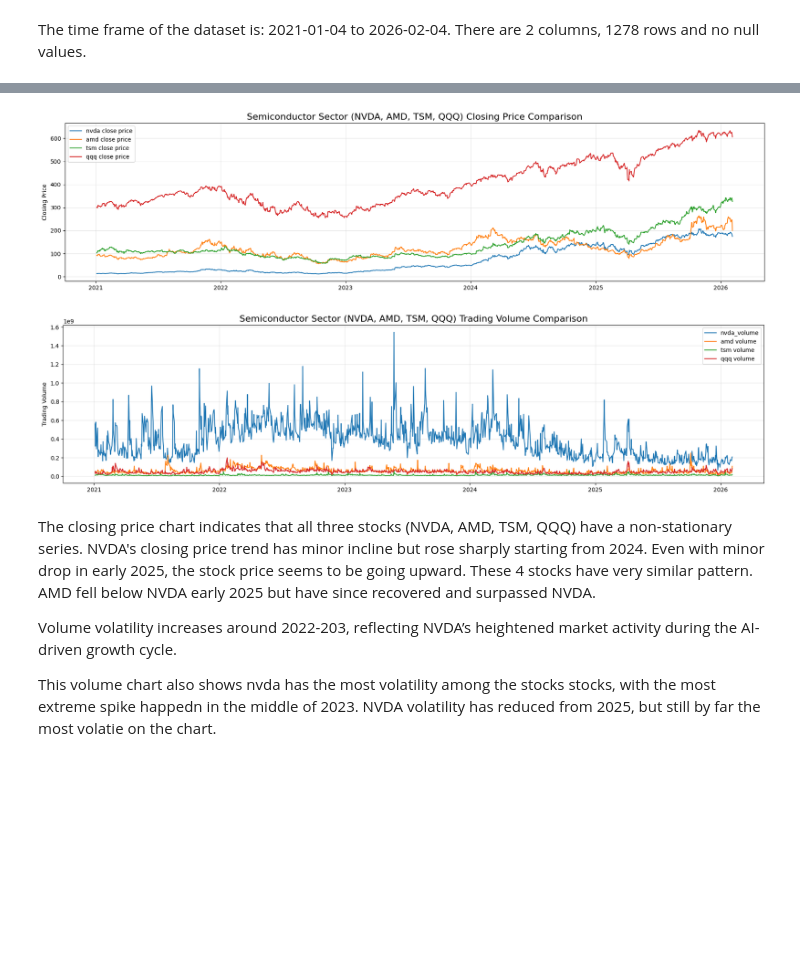
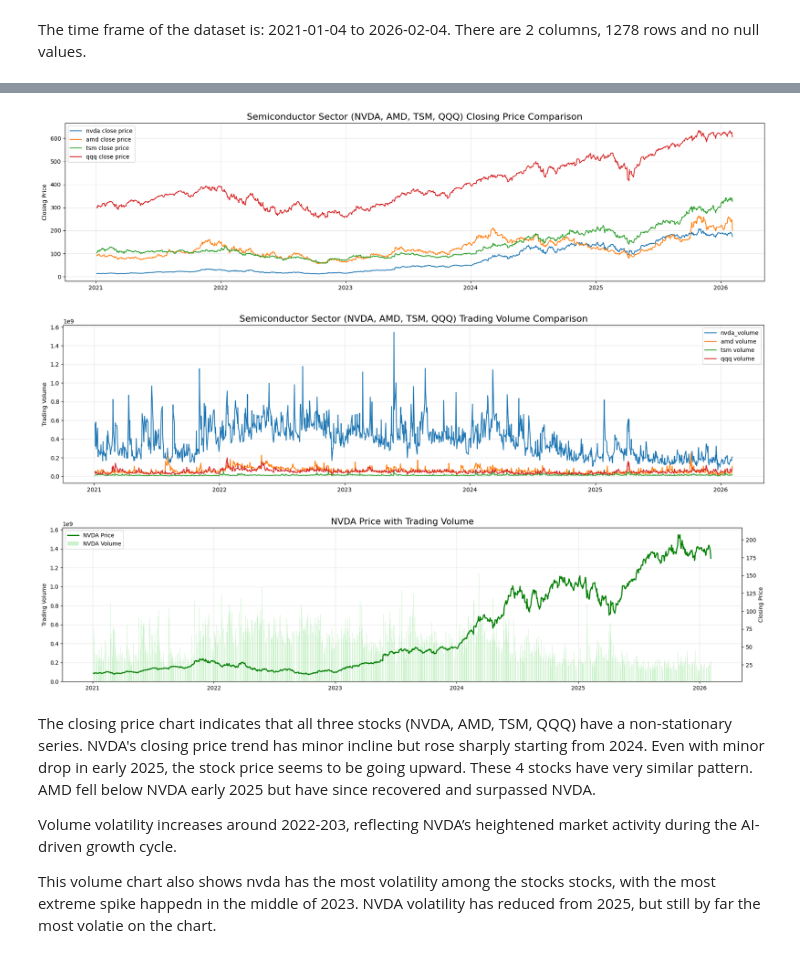
Before and after one commit to EsserMishelle/short-term-stock-forecast, a Jupyter notebook: 01_eda_and_naive_baseline.ipynb, the cells around one changed output, grey strips where cells are left out. Drawn from its saved outputs; the diff is of its cells as text; code cells hidden in the pictures; blank space fills up the shorter version.

```diff
--- a/01_eda_and_naive_baseline.ipynb
+++ b/01_eda_and_naive_baseline.ipynb
@@ -280,33 +280,66 @@ display(nvda.tail(2))
 plt.figure(figsize=(22, 5))
 
 plt.plot(nvda.index, nvda['nvda_close'], label='nvda close price')
 plt.plot(amd.index, amd['amd_close'], label='amd close price')
 plt.plot(tsm.index, tsm['tsm_close'], label='tsm close price')
 plt.plot(qqq.index, qqq['qqq_close'], label='qqq close price')
 
 plt.grid(True, alpha=0.3)
 plt.ylabel('Closing Price')
 plt.legend()
 plt.title('Semiconductor Sector (NVDA, AMD, TSM, QQQ) Closing Price Comparison', size = 16)
 plt.savefig(os.path.join(assets_folder_path, 'multiple_stocks_closing_price.jpg'))
 plt.show()
 print()
 
 plt.figure(figsize=(22, 5))
 plt.plot(nvda_volume.index, nvda_volume['nvda_volume'], label='nvda_volume')
 plt.plot(amd_volume.index, amd_volume['amd_volume'], label='amd volume')
 plt.plot(tsm_volume.index, tsm_volume['tsm_volume'], label='tsm volume')
 plt.plot(qqq_volume.index, qqq_volume['qqq_volume'], label='qqq volume')
 
 plt.grid(True, alpha=0.3)
 plt.legend()
 plt.ylabel('Trading Volume')
 plt.title('Semiconductor Sector (NVDA, AMD, TSM, QQQ) Trading Volume Comparison', size = 16)
 plt.savefig(os.path.join(assets_folder_path, 'multiple_stocks_trading_volume.jpg'))
 plt.show()
+
+fig, ax1 = plt.subplots(figsize=(22,5))
+
+# Bars: NVDA volume
+ax1.bar(
+    nvda_volume.index,
+    nvda_volume['nvda_volume'],
+    color='limegreen',
+    alpha=0.25,
+    label='NVDA Volume'
+)
+ax1.set_ylabel("Trading Volume")
+
+# Secondary axis for prices
+ax2 = ax1.twinx()
+
+ax2.plot(nvda.index, nvda['nvda_close'], label='NVDA Price', linewidth=2, color='green')
+
+ax2.set_ylabel("Closing Price")
+
+ax1.grid(True, alpha=0.3)
+
+# Combined legend
+lines, labels = ax2.get_legend_handles_labels()
+bars, bar_labels = ax1.get_legend_handles_labels()
+ax2.legend(lines + bars, labels + bar_labels)
+
+plt.title("NVDA Price with Trading Volume", size=16)
+
+plt.savefig(os.path.join(assets_folder_path, 'nvda_sector_price_volume_combined.jpg'))
+
+plt.show()
 # %% [output]
 [figure]
 [figure]
+[figure, added]
 # %% [markdown]
 The closing price chart indicates that all three stocks (NVDA, AMD, TSM, QQQ) have a non-stationary series. NVDA's closing price trend has minor incline but rose sharply starting from 2024. Even with minor drop in early 2025, the stock price seems to be going upward. These 4 stocks have very similar pattern. AMD fell below NVDA early 2025 but have since recovered and surpassed NVDA.
 
```
Also changed, not shown: parts of 10 cells of this notebook.
